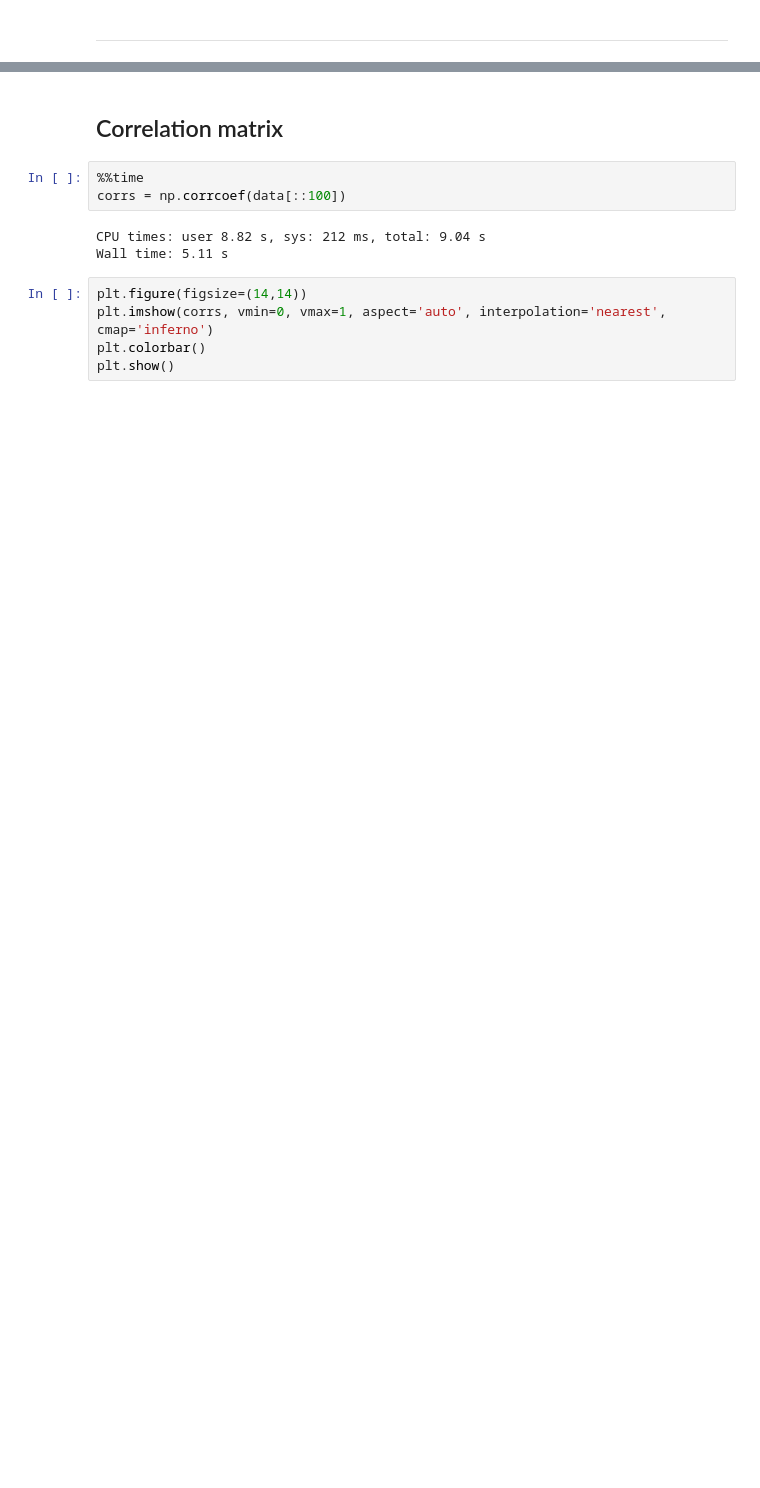
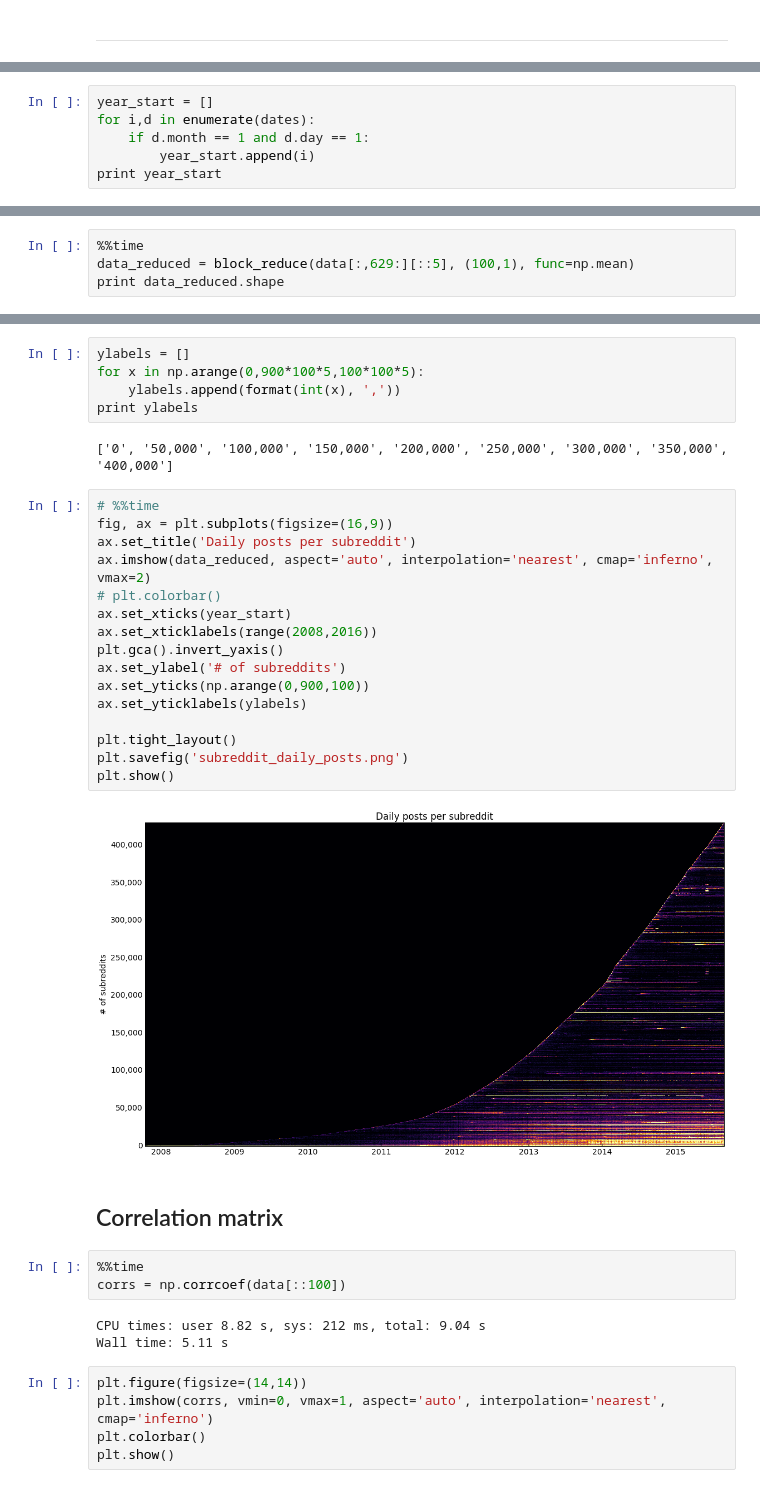
Before and after one commit to JeroenDelcour/redditStats, a Jupyter notebook: subreddits activity/subreddit video.ipynb, the cells around one changed output, grey strips where cells are left out. Cells and saved outputs as stored; diff of their text form; blank space fills up the shorter version.

```diff
--- a/subreddits activity/subreddit video.ipynb
+++ b/subreddits activity/subreddit video.ipynb
@@ -157,0 +164,6 @@ Wall time: 1.93 s
+# %%
+year_start = []
+for i,d in enumerate(dates):
+    if d.month == 1 and d.day == 1:
+        year_start.append(i)
+print year_start
@@ -157,0 +178,4 @@ Wall time: 1.93 s
+# %%
+%%time
+data_reduced = block_reduce(data[:,629:][::5], (100,1), func=np.mean)
+print data_reduced.shape
@@ -158,3 +186,28 @@ Wall time: 1.93 s
+# %%
+ylabels = []
+for x in np.arange(0,900*100*5,100*100*5):
+    ylabels.append(format(int(x), ','))
+print ylabels
+# %% [output]
+['0', '50,000', '100,000', '150,000', '200,000', '250,000', '300,000', '350,000', '400,000']
+# %%
+# %%time
+fig, ax = plt.subplots(figsize=(16,9))
+ax.set_title('Daily posts per subreddit')
+ax.imshow(data_reduced, aspect='auto', interpolation='nearest', cmap='inferno', vmax=2)
+# plt.colorbar()
+ax.set_xticks(year_start)
+ax.set_xticklabels(range(2008,2016))
+plt.gca().invert_yaxis()
+ax.set_ylabel('# of subreddits')
+ax.set_yticks(np.arange(0,900,100))
+ax.set_yticklabels(ylabels)
+
+plt.tight_layout()
+plt.savefig('subreddit_daily_posts.png')
+plt.show()
+# %% [output]
+[figure, added]
 # %% [markdown]
 ## Correlation matrix
 # %%
```
Also changed, not shown: parts of 15 cells of this notebook.
